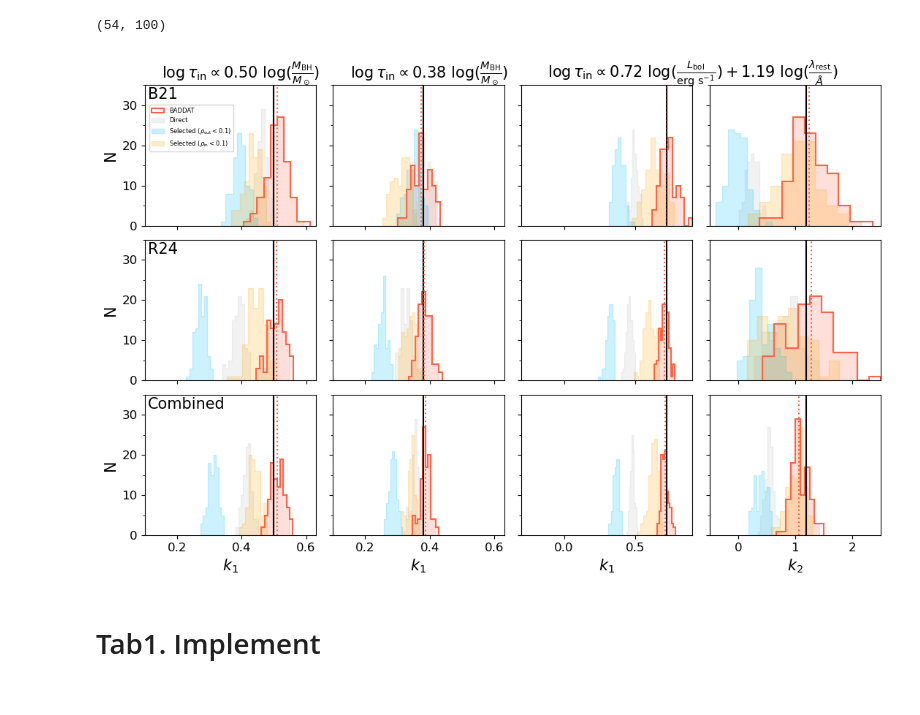
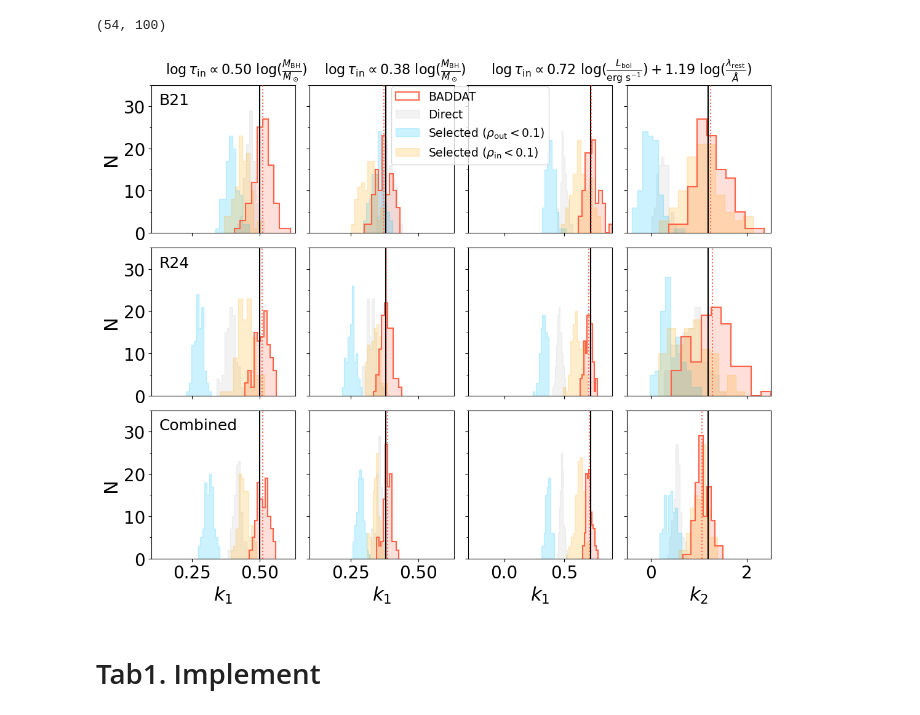
Before and after one commit to xiaris/BADDAT, a Jupyter notebook: Paper/PaperPlot.ipynb, the cells around one changed output. Cells and saved outputs as stored; diff of their text form; code cells hidden in the pictures.

```diff
--- a/Paper/PaperPlot.ipynb
+++ b/Paper/PaperPlot.ipynb
@@ -9,6 +9,7 @@ from matplotlib.ticker import AutoMinorLocator
 from matplotlib.ticker import MultipleLocator
 from scipy.optimize import minimize
 import matplotlib.patches as patches
+plt.rcParams['savefig.dpi'] = 720
 
 sys.path.append("../BADDAT")
 # %%
@@ -162,9 +175,9 @@ def stephist(ax, data, bins, color, ls='-', label=None, stroke=True, lw=1,alpha=
     counts, bin_edges = np.histogram(data, bins=bins)
     if stroke:
         ax.hist(data, bins=bin_edges, histtype="step", color=color, ls=ls,lw=lw,linewidth=1.5, label=label)
-        ax.fill_between(bin_edges[:-1], counts, step="post", color=color, alpha=alpha)
+        ax.fill_between(bin_edges, np.array([*counts,0]), step="post", color=color, alpha=alpha)
     else:
-        ax.fill_between(bin_edges[:-1], counts, step="post", color=color, alpha=alpha, label=label)
+        ax.fill_between(bin_edges, np.array([*counts,0]), step="post", color=color, alpha=alpha, label=label)
 # %%
 
 fig3_color1 = '#3F77A3'
@@ -248,7 +261,7 @@ fig4_color2 = 'silver'
 fig4_color3 = 'deepskyblue'
 fig4_color4 = 'orange'
 
-fig, axs = plt.subplots(3,4, figsize=(13,8), facecolor='w')
+fig, axs = plt.subplots(3,4, figsize=(13,10), facecolor='w')
 ylim=35
 for df_code in [0,1,2]:
     # for mask_code, color in zip([0,1,2,3,4], ['k','r','y','magenta','g']):
@@ -261,13 +274,13 @@ for df_code in [0,1,2]:
         axs[df_code,0].axvline(np.median(np.vstack(Coefs_Sum[sum_code])[:, 0]), color=color, ls=':',zorder=10)
         dependence_code = 1
         sum_code = dependence_code+(df_code)*3+(mask_code)*3*3
-        stephist(axs[df_code,1], np.vstack(Coefs_Sum[sum_code])[:, 0], 10, color, ls='-', label=None)
+        stephist(axs[df_code,1], np.vstack(Coefs_Sum[sum_code])[:, 0], 10, color, ls='-', label="BADDAT")
         axs[df_code,1].axvline(np.median(np.vstack(Coefs_Sum[sum_code])[:, 0]), color=color, ls=':',zorder=10)
 
         dependence_code = 2
         sum_code = dependence_code+(df_code)*3+(mask_code)*3*3
-        stephist(axs[df_code,2], np.vstack(Coefs_Sum[sum_code])[:, 0], 10, color, ls='-', label=None)
-        stephist(axs[df_code,3], np.vstack(Coefs_Sum[sum_code])[:, 1], 10, color, ls='-', label=None)
+        stephist(axs[df_code,2], np.vstack(Coefs_Sum[sum_code])[:, 0], 10, color, ls='-', label="BADDAT")
+        stephist(axs[df_code,3], np.vstack(Coefs_Sum[sum_code])[:, 1], 10, color, ls='-', label="BADDAT")
         axs[df_code,2].axvline(np.median(np.vstack(Coefs_Sum[sum_code])[:, 0]), color=color, ls=':',zorder=10)
         axs[df_code,3].axvline(np.median(np.vstack(Coefs_Sum[sum_code])[:, 1]), color=color, ls=':',zorder=10)
 
@@ -287,9 +300,9 @@ for df_code in [0,1,2]:
     sum_code = dependence_code+(df_code)*3#+(mask_code)*3*3
     axs[df_code,1].set_ylim(0,ylim)
     # ax = axs[df_code,1].twinx()
-    stephist(axs[df_code,1], np.vstack(Coefs_Sum[sum_code])[:, 3], 10, fig4_color2, ls='-', label=None, stroke=False, alpha=0.2)
-    stephist(axs[df_code,1], np.vstack(Coefs_Sum[sum_code])[:, 5], 10, fig4_color3, ls='-', label=None, stroke=False, alpha=0.2)
-    stephist(axs[df_code,1], np.vstack(Coefs_Sum[sum_code])[:, 7], 10, fig4_color4, ls='-', label=None, stroke=False, alpha=0.2)
+    stephist(axs[df_code,1], np.vstack(Coefs_Sum[sum_code])[:, 3], 10, fig4_color2, ls='-', label="Direct", stroke=False, alpha=0.2)
+    stephist(axs[df_code,1], np.vstack(Coefs_Sum[sum_code])[:, 5], 10, fig4_color3, ls='-', label=r"Selected ($\rho_{\rm out}< 0.1$)", stroke=False, alpha=0.2)
+    stephist(axs[df_code,1], np.vstack(Coefs_Sum[sum_code])[:, 7], 10, fig4_color4, ls='-', label=r"Selected ($\rho_{\rm in}< 0.1$)", stroke=False, alpha=0.2)
     axs[df_code,1].tick_params(axis='y', which='both',labelright=False, labelbottom=False)
     axs[df_code,1].yaxis.set_major_locator(MultipleLocator(10))
     axs[df_code,1].yaxis.set_minor_locator(AutoMinorLocator(2))
@@ -298,9 +311,9 @@ for df_code in [0,1,2]:
     sum_code = dependence_code+(df_code)*3#+(mask_code)*3*3
     axs[df_code,2].set_ylim(0,ylim)
     # ax = axs[df_code,2].twinx()
-    stephist(axs[df_code,2], np.vstack(Coefs_Sum[sum_code])[:, 4], 10, fig4_color2, ls='-', label=None, stroke=False, alpha=0.2)
-    stephist(axs[df_code,2], np.vstack(Coefs_Sum[sum_code])[:, 7], 10, fig4_color3, ls='-', label=None, stroke=False, alpha=0.2)
-    stephist(axs[df_code,2], np.vstack(Coefs_Sum[sum_code])[:, 10], 10, fig4_color4, ls='-', label=None, stroke=False, alpha=0.2)
+    stephist(axs[df_code,2], np.vstack(Coefs_Sum[sum_code])[:, 4], 10, fig4_color2, ls='-', label="Direct", stroke=False, alpha=0.2)
+    stephist(axs[df_code,2], np.vstack(Coefs_Sum[sum_code])[:, 7], 10, fig4_color3, ls='-', label=r"Selected ($\rho_{\rm out}< 0.1$)", stroke=False, alpha=0.2)
+    stephist(axs[df_code,2], np.vstack(Coefs_Sum[sum_code])[:, 10], 10, fig4_color4, ls='-', label=r"Selected ($\rho_{\rm in}< 0.1$)", stroke=False, alpha=0.2)
     axs[df_code,2].tick_params(axis='y', which='both',labelright=False, labelbottom=False)
     axs[df_code,2].yaxis.set_major_locator(MultipleLocator(10))
     axs[df_code,2].yaxis.set_minor_locator(AutoMinorLocator(2))
@@ -315,43 +328,43 @@ for df_code in [0,1,2]:
     axs[df_code,0].axvline(0.5, c='k',  ls='-')
     axs[df_code,1].axvline(0.38, c='k', ls= '-')
     axs[df_code,2].axvline(0.72, c='k',  ls='-')
     axs[df_code,3].axvline(1.19, c='k',  ls='-')
 
     axs[df_code,0].set_xlim(0.1,0.63)
     axs[df_code,1].set_xlim(0.1,0.63)
     axs[df_code,2].set_xlim(-0.3,0.9)
     axs[df_code,3].set_xlim(-0.5,2.5)
 
-axs[2,0].set_xlabel(r"$k_1$", fontsize=15)
-axs[2,1].set_xlabel(r"$k_1$", fontsize=15)
-axs[2,2].set_xlabel(r"$k_1$", fontsize=15)
-axs[2,3].set_xlabel(r"$k_2$", fontsize=15)
+axs[2,0].set_xlabel(r"$k_1$", fontsize=22)
+axs[2,1].set_xlabel(r"$k_1$", fontsize=22)
+axs[2,2].set_xlabel(r"$k_1$", fontsize=22)
+axs[2,3].set_xlabel(r"$k_2$", fontsize=22)
 
 for i in range(len(axs.flatten())):
     ax = axs.flatten()[i]
-    ax.tick_params(axis='both', labelsize=12)
+    ax.tick_params(axis='both', labelsize=20)
     ax.yaxis.set_major_locator(MultipleLocator(10))
     ax.yaxis.set_minor_locator(AutoMinorLocator(2))
 
     if i%4 !=0:
         ax.tick_params(axis='y', which='both',labelleft=False, labelbottom=False)
-    else: ax.set_ylabel("N", fontsize=15)
+    else: ax.set_ylabel("N", fontsize=22)
 
     if i <8:
         ax.tick_params(axis='x', which='both',labelleft=False, labelbottom=False)
     # ax.text(-2.7,4.7,f"N={n_cadence}", fontsize=12)
 plt.subplots_adjust(hspace=0.1)
 plt.subplots_adjust(wspace=0.1)
 for i, text in zip(range(3), ["B21", "R24","Combined"]):
     ax = axs[i,0]
-    ax.text(ax.get_xlim()[0]+0.01, 0.9*ax.get_ylim()[1], text, fontsize=15, zorder=5)
+    ax.text(ax.get_xlim()[0]+0.03, 0.87*ax.get_ylim()[1], text, fontsize=18, zorder=5)
 for i, text in zip(range(3), [r"$\log \tau_{\rm in} \propto 0.50\ \log (\frac{M_{\rm BH}}{M_\odot})$", r"$\log \tau_{\rm in} \propto 0.38\ \log (\frac{M_{\rm BH}}{M_\odot})$",r"  $ \log \tau_{\rm in} \propto 0.72\ \log (\frac{L_{\rm bol}}{{\rm erg\ s^{-1}}}) + 1.19\ \log(\frac{\lambda_{\rm rest}}{\AA}) $"]):
     ax = axs[0,i]
-    ax.text(np.percentile(ax.get_xlim(),10), 1.05*ax.get_ylim()[1], text, fontsize=15)
-axs[0,0].legend(loc="upper left",bbox_to_anchor=(0.01, 0.88), fontsize=6)
+    ax.text(np.percentile(ax.get_xlim(),10), 1.073*ax.get_ylim()[1], text, fontsize=16)
+axs[0,2].legend(loc="upper right", bbox_to_anchor=(0.6, 1.03), fontsize=13.5)
 fig.savefig("fig4.png",bbox_inches="tight")
 # %% [output]
-[figure, old version]
+[figure, new version]
 # %% [markdown]
 # Tab1. Implement
 # %%
```
Also changed, not shown: parts of 15 cells of this notebook, 9 other files.
